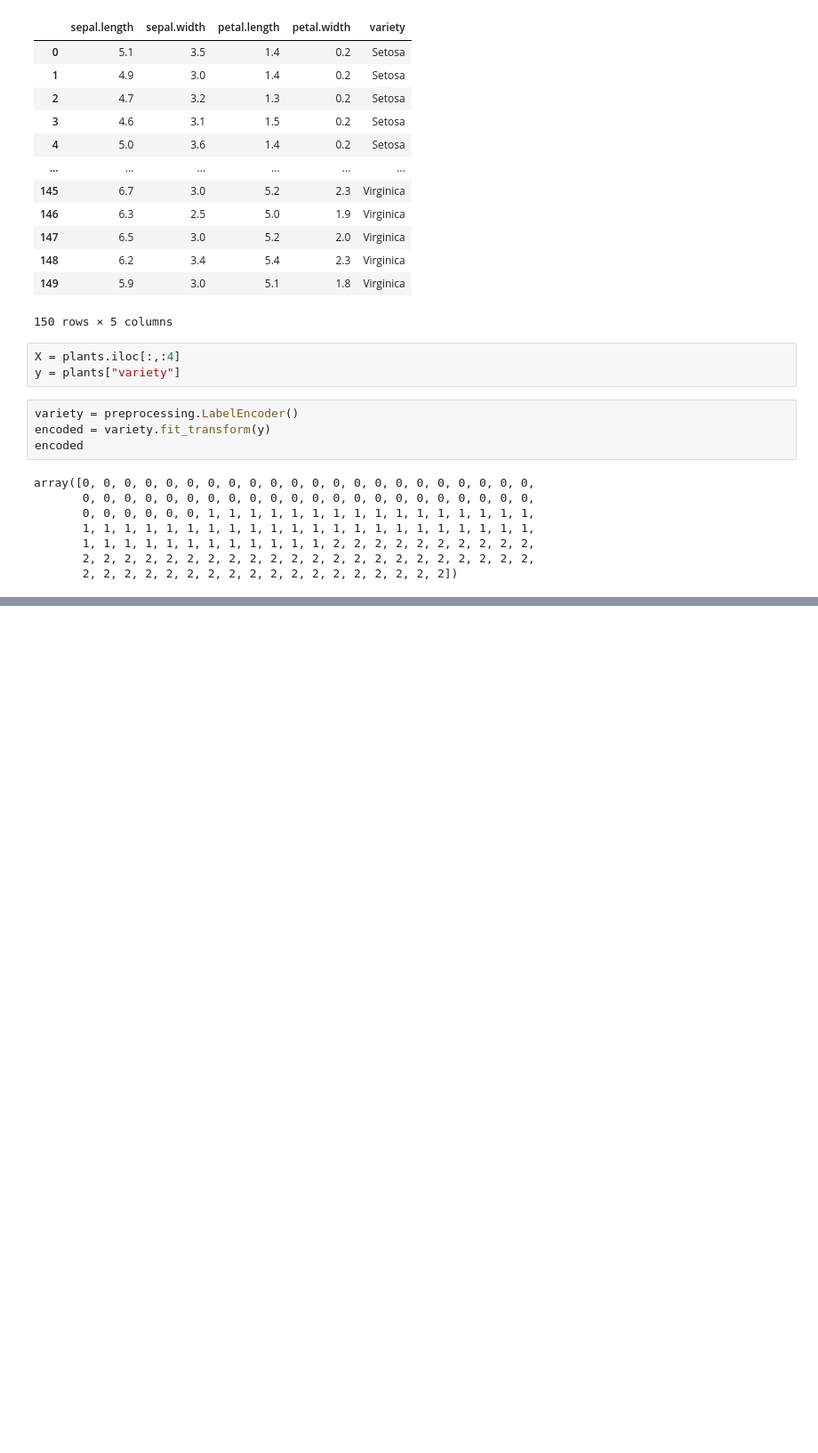
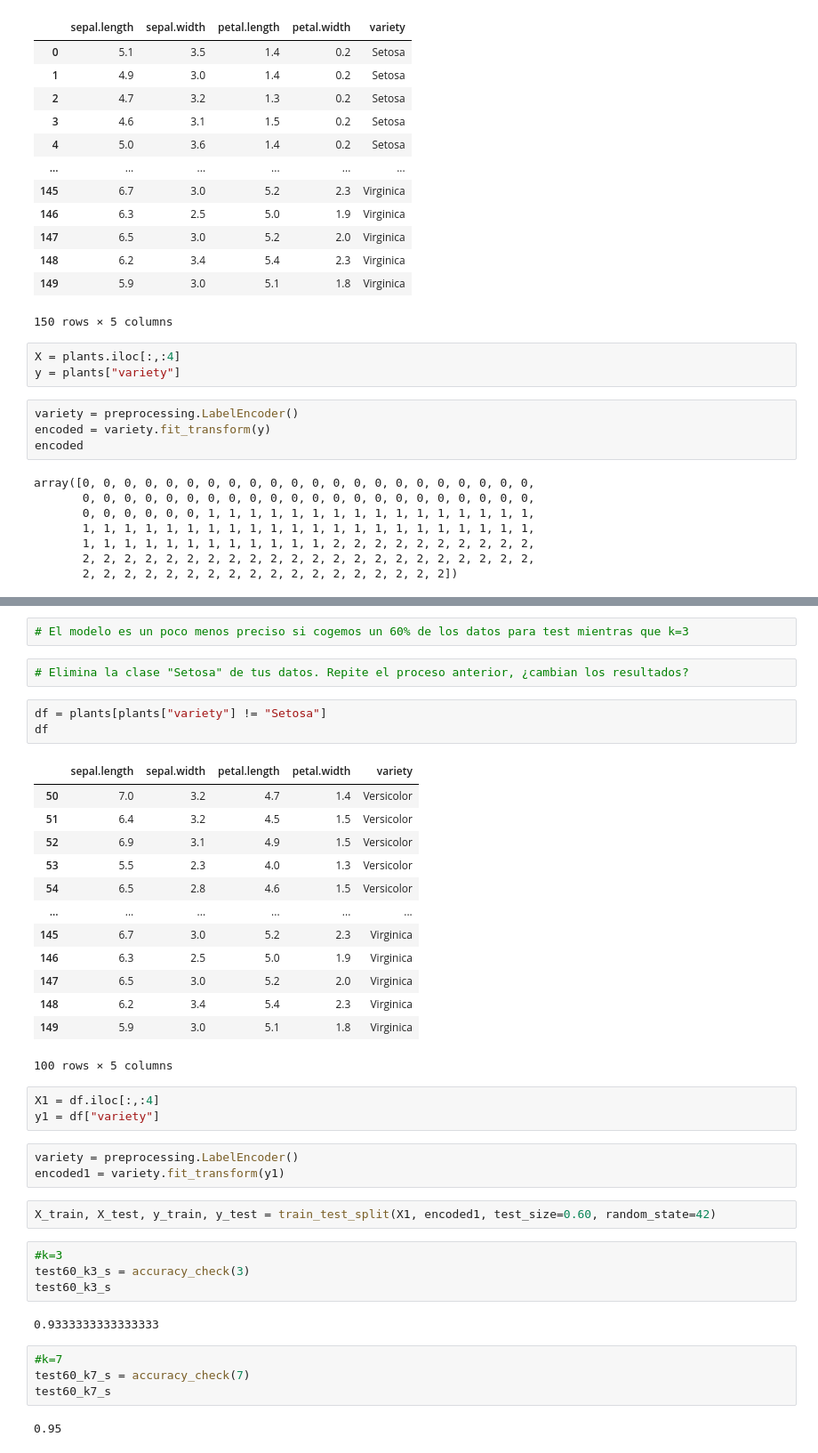
Before and after one commit to SoniaCobPac/the_bridge_bootcamp, a Jupyter notebook: week9_ML_svm_poly_norm/day3_cicd_encoding_metrics_knn_svm_nlr/knn/exercises/1.knn_exercise.ipynb, the cells around one changed output, grey strips where cells are left out. Shown: that part at 89% size. Drawn from its saved outputs; the diff is of its cells as text; blank space fills up the shorter version.

```diff
--- a/week9_ML_svm_poly_norm/day3_cicd_encoding_metrics_knn_svm_nlr/knn/exercises/1.knn_exercise.ipynb
+++ b/week9_ML_svm_poly_norm/day3_cicd_encoding_metrics_knn_svm_nlr/knn/exercises/1.knn_exercise.ipynb
@@ -56,0 +249,41 @@ X_train, X_test, y_train, y_test = train_test_split(X, y, test_size=0.15, random
+# %%
+# El modelo es un poco menos preciso si cogemos un 60% de los datos para test mientras que k=3
+# %%
+# Elimina la clase "Setosa" de tus datos. Repite el proceso anterior, ¿cambian los resultados?
+# %%
+df = plants[plants["variety"] != "Setosa"]
+df
+# %% [output]
+|  | sepal.length | sepal.width | petal.length | petal.width | variety |
+| 50 | 7.0 | 3.2 | 4.7 | 1.4 | Versicolor |
+| 51 | 6.4 | 3.2 | 4.5 | 1.5 | Versicolor |
+| 52 | 6.9 | 3.1 | 4.9 | 1.5 | Versicolor |
+| 53 | 5.5 | 2.3 | 4.0 | 1.3 | Versicolor |
+| 54 | 6.5 | 2.8 | 4.6 | 1.5 | Versicolor |
+| ... | ... | ... | ... | ... | ... |
+| 145 | 6.7 | 3.0 | 5.2 | 2.3 | Virginica |
+| 146 | 6.3 | 2.5 | 5.0 | 1.9 | Virginica |
+| 147 | 6.5 | 3.0 | 5.2 | 2.0 | Virginica |
+| 148 | 6.2 | 3.4 | 5.4 | 2.3 | Virginica |
+| 149 | 5.9 | 3.0 | 5.1 | 1.8 | Virginica |
+100 rows × 5 columns
+# %%
+X1 = df.iloc[:,:4]
+y1 = df["variety"]
+# %%
+variety = preprocessing.LabelEncoder()
+encoded1 = variety.fit_transform(y1)
+# %%
+X_train, X_test, y_train, y_test = train_test_split(X1, encoded1, test_size=0.60, random_state=42)
+# %%
+#k=3
+test60_k3_s = accuracy_check(3)
+test60_k3_s
+# %% [output]
+0.9333333333333333
+# %%
+#k=7
+test60_k7_s = accuracy_check(7)
+test60_k7_s
+# %% [output]
+0.95
```
Also changed, not shown: parts of 30 cells of this notebook, 3 other files.
